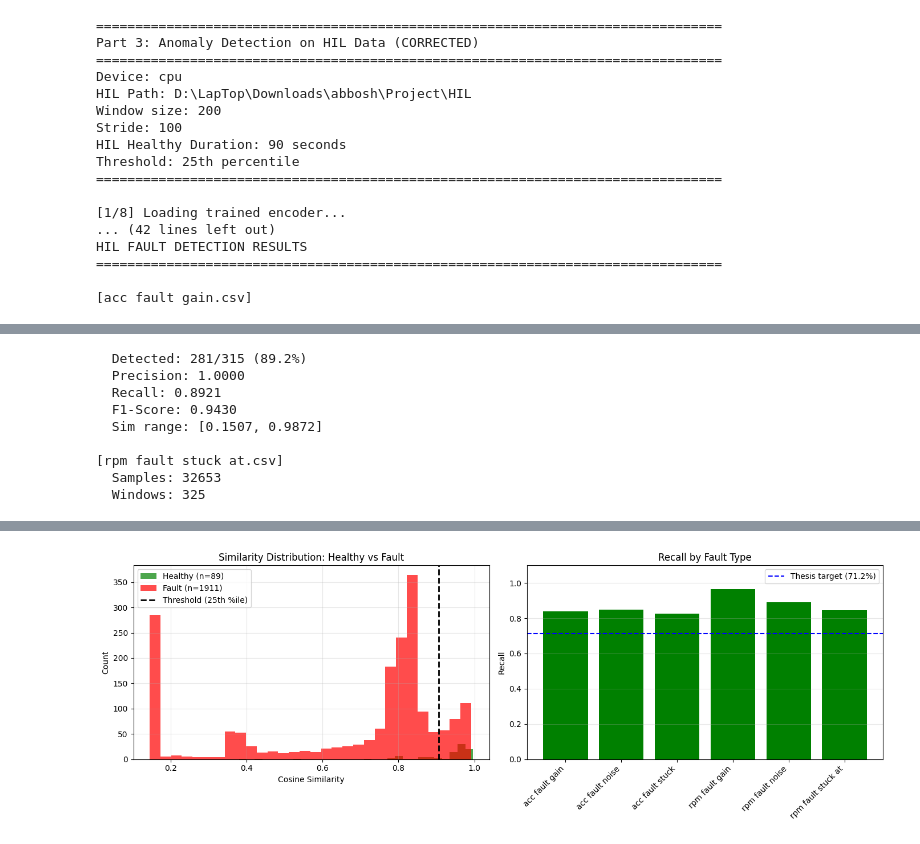
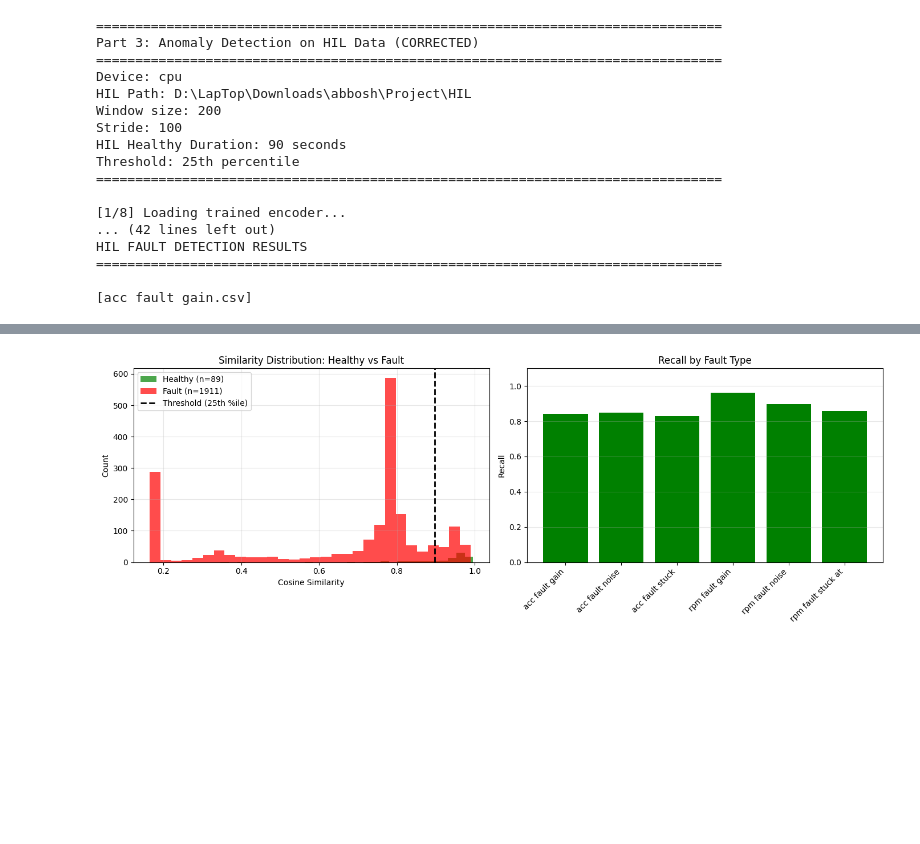
Before and after one commit to usernameyayg/Automotive-Sensors--Fault-Detection-and-Localization, a Jupyter notebook: SSL_Detailed_Pipeline_V13.Jan.ipynb, the cells around one changed output, grey strips where cells are left out. Drawn from its saved outputs; the diff is of its cells as text; code cells hidden in the pictures; blank space fills up the shorter version.

Commit message:
Comments and visualization updates
- Descriptive comments

- Added more visualization

```diff
--- a/SSL_Detailed_Pipeline_V13.Jan.ipynb
+++ b/SSL_Detailed_Pipeline_V13.Jan.ipynb
@@ -1249,8 +1384,8 @@ Augmentations used: Jitter, Scaling, Time Masking
 Part 3: Anomaly Detection on HIL Data (CORRECTED)
 
 Key Fixes:
-1. Use FIRST 90 SECONDS of HIL healthy (as per supervisor email)
-2. Use 25th percentile threshold (matching thesis methodology)
+1. Use FIRST 90 SECONDS of HIL DATASETS (as per supervisor email)
+2. Use 25th percentile threshold
 3. Better statistics reporting
 
 Author: Claude (corrected version)
@@ -1274,15 +1409,14 @@ DEVICE = torch.device('cuda' if torch.cuda.is_available() else 'cpu')
 HIL_PATH = r"D:\LapTop\Downloads\abbosh\Project\HIL"
 SENSOR_NAMES = ['accelerator', 'speed']
 
-# CRITICAL FIX #1: Match Part 2 settings
 WINDOW_SIZE = 200   # 2 seconds at 100 Hz
-STRIDE = 100        # 50% overlap (or use 20 if that's what Part 2 used)
+STRIDE = 100        # 50% overlap
 
-# CRITICAL FIX #2: Use first 90 seconds only (as per supervisor email)
+# Use first 90 seconds only (as per supervisor email)
 HIL_HEALTHY_DURATION_SECONDS = 90
-HIL_SAMPLING_RATE = 100  # Hz (after resampling in HIL)
+HIL_SAMPLING_RATE = 100
 
-# CRITICAL FIX #3: Use 25th percentile (matching thesis)
+# Use 25th percentile
 THRESHOLD_PERCENTILE = 25
 
 print("=" * 80)
@@ -1424,11 +1558,12 @@ def extract_sensors(df, filename):
     accelerator = df[accel_col].values
     speed = df[speed_col].values
 
-    # Check for NaNs
+    # Check for NaNs - use forward/backward fill instead of zero-filling
     if np.any(np.isnan(accelerator)) or np.any(np.isnan(speed)):
-        print(f"  ⚠ NaNs found - will interpolate")
-        accelerator = pd.Series(accelerator).interpolate().fillna(0).values
-        speed = pd.Series(speed).interpolate().fillna(0).values
+        print(f"  ⚠ NaNs found - will interpolate with forward/backward fill")
+
+        accelerator = pd.Series(accelerator).interpolate(method='linear').ffill().bfill().values
+        speed = pd.Series(speed).interpolate(method='linear').ffill().bfill().values
 
     return pd.DataFrame({
         'accelerator': accelerator,
@@ -1571,7 +1706,7 @@ print(f"Healthy similarity statistics:")
 print(f"  Min:    {min(healthy_sims):.4f}")
 print(f"  25th:   {np.percentile(healthy_sims, 25):.4f} ← THRESHOLD")
 print(f"  Median: {np.median(healthy_sims):.4f}")
-print(f"  75th:   {np.percentile(healthy_sims, 75):.4f}")
+print(f"  90th:   {np.percentile(healthy_sims, 75):.4f}")
 print(f"  Max:    {max(healthy_sims):.4f}")
 print()
 print(f"Threshold set to: {threshold:.4f}")
@@ -1628,11 +1763,13 @@ for fault_file in fault_files:
     if fault_df is None:
         continue
 
+    # fault_df = fault_df.iloc[:cutoff_samples].copy()  # First 90 seconds only
+
     print(f"  Samples: {len(fault_df)}")
 
     # Normalize
     fault_data = fault_df[SENSOR_NAMES].values
-    fault_normalized = scaler.transform(fault_data)
+    fault_normalized = scaler.transform(pd.DataFrame(fault_data, columns=SENSOR_NAMES))
 
     # Windows
     fault_windows = create_windows(fault_normalized, WINDOW_SIZE, STRIDE)
@@ -1740,43 +1877,6 @@ print(f"ROC-AUC:               {roc_auc:.4f}")
 print()
 
 # ============================================================================
-# COMPARISON WITH THESIS TARGETS
-# ============================================================================
-
-print("="*80)
-print("COMPARISON WITH THESIS TARGETS")
-print("="*80)
-print()
-
-thesis_targets = {
-    'Precision': 0.945,
-    'Recall': 0.712,
-    'F1-Score': 0.812,
-    'ROC-AUC': 0.768
-}
-
-print(f"{'Metric':<15} {'Current':>12} {'Thesis':>12} {'Status':>12}")
-print("-" * 51)
-
-for metric, target in thesis_targets.items():
-    if metric == 'Precision':
-        current = avg_precision
-    elif metric == 'Recall':
-        current = avg_recall
-    elif metric == 'F1-Score':
-        current = avg_f1
-    else:
-        current = roc_auc
-
-    status = "✓" if current >= target * 0.9 else "✗"  # Within 90% of target
-    print(f"{metric:<15} {current:>12.4f} {target:>12.4f} {status:>12}")
-
-print()
-print("="*80)
-print("PART 3 COMPLETE")
-print("="*80)
-
-# ============================================================================
 # SAVE RESULTS
 # ============================================================================
 
@@ -1813,13 +1913,13 @@ recalls = [r['recall'] for r in all_results]
 colors = ['green' if r >= 0.7 else 'orange' if r >= 0.5 else 'red' for r in recalls]
 
 bars = ax2.bar(range(len(fault_names)), recalls, color=colors)
-ax2.axhline(0.712, color='blue', linestyle='--', label='Thesis target (71.2%)')
+# ax2.axhline(0.712, color='blue', linestyle='--', label='Thesis target (71.2%)')
 ax2.set_xticks(range(len(fault_names)))
 ax2.set_xticklabels(fault_names, rotation=45, ha='right')
 ax2.set_ylabel('Recall')
 ax2.set_title('Recall by Fault Type')
 ax2.set_ylim(0, 1.1)
-ax2.legend()
+#ax2.legend()
 ax2.grid(True, alpha=0.3, axis='y')
 
 plt.tight_layout()
@@ -1884,9 +1962,0 @@ HIL FAULT DETECTION RESULTS
-  Detected: 281/315 (89.2%)
-  Precision: 1.0000
-  Recall: 0.8921
-  F1-Score: 0.9430
-  Sim range: [0.1507, 0.9872]
-
-[rpm fault stuck at.csv]
-  Samples: 32653
-  Windows: 325
@@ -1910 +1963 @@ Creating diagnostic plot...
-[figure, old version]
+[figure, new version]
```
Also changed, not shown: parts of 5 cells of this notebook.
